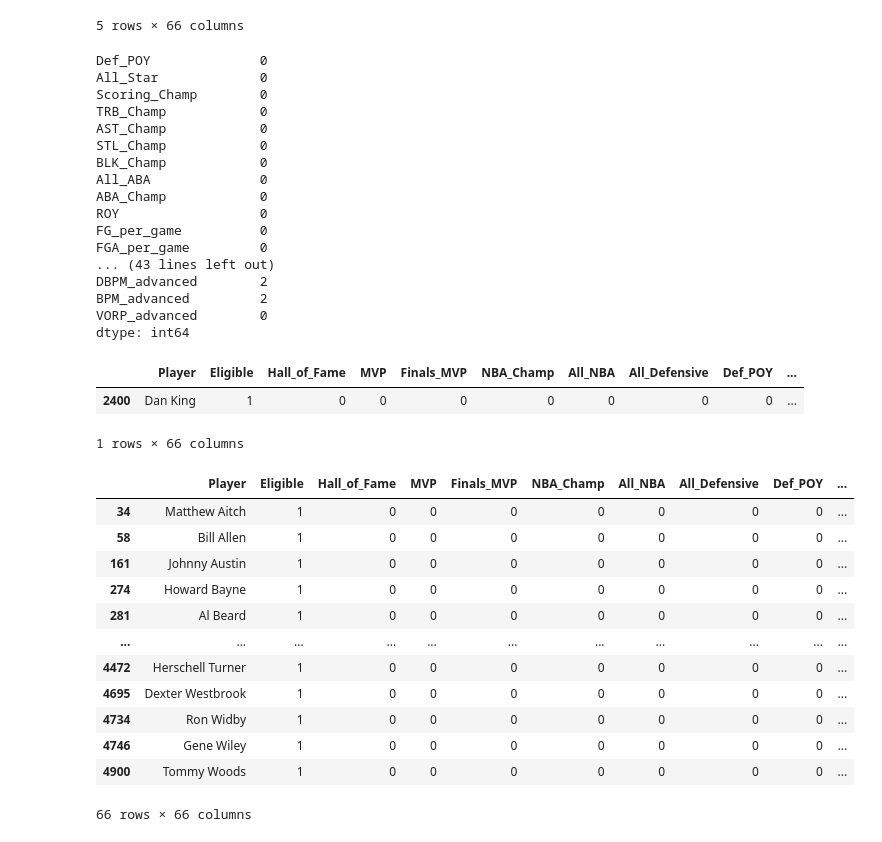
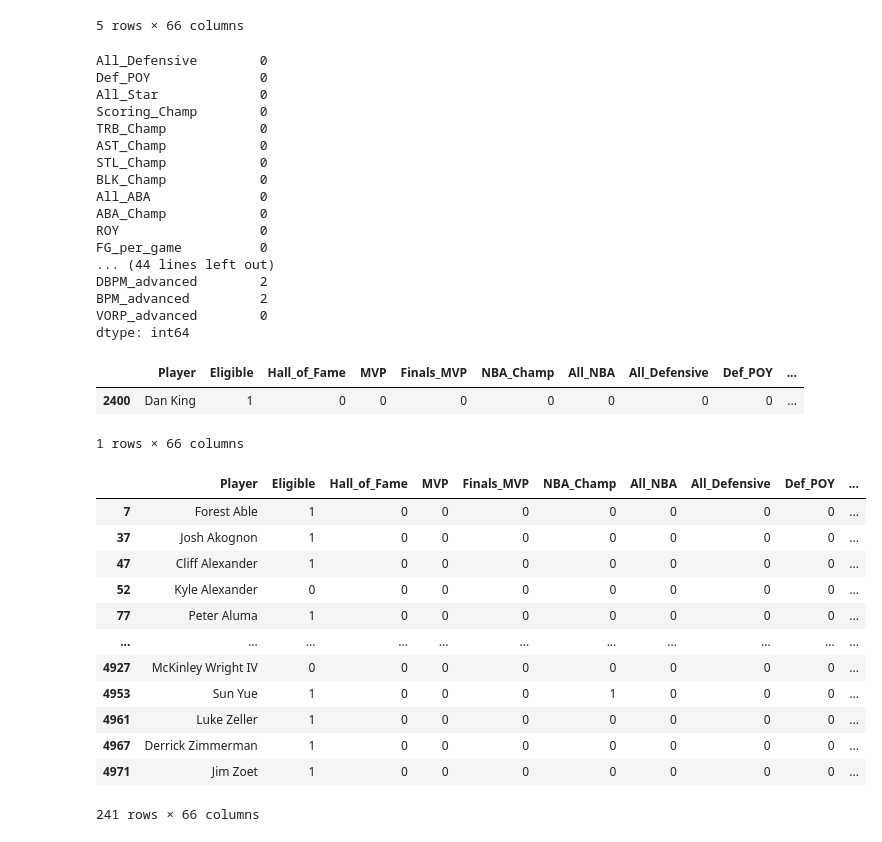
Before and after one commit to frankwillard/NBA-Hall-Of-Fame-Model, a Jupyter notebook: Hall_of_Fame_Modeling.ipynb, the cells around one changed output. Drawn from its saved outputs; the diff is of its cells as text; code cells hidden in the pictures.

```diff
--- a/Hall_of_Fame_Modeling.ipynb
+++ b/Hall_of_Fame_Modeling.ipynb
@@ -31,32 +31,33 @@ model_df.head()
 
 #>500 missing:
 #GS_totals -> GS started getting recorded in 81-82, might wanna just drop it doesn't seem super helpful and no good way to estimate imo
-#3P%_totals
+#3P%_totals ->
 
 #Some missing:
-#ORB_per_game
-#DRB_per_game
-#TRB_per_game
-#STL_per_game
-#BLK_per_game
-#FG%_totals
-#2P%_totals
-#eFG%_totals
-#FT%_totals
+#ORB_per_game -> gap around 1968 where TRB was being counted but not ORB and DRB
+#DRB_per_game -> gap around 1968 where TRB was being counted but not ORB and DRB
+#TRB_per_game -> gap around 1946 where TRB is blank
+#STL_per_game -> gap around 1972 where STLs are there but blank
+#BLK_per_game -> gap around 1972 where BLKs are there but blank
+#FG%_totals -> I don't think these players took a shot so make 0*
+#2P%_totals -> I don't think these players took a two-pointer so make 0*
+#eFG%_totals -> I don't think these players took a shot or a FT so make 0*
+#FT%_totals -> I don't think these players took a FT so make 0*
 #ORB_totals -> same as ORB per game
 #DRB_totals -> same as DRB per game
 #TRB_totals -> same as TRB per game
 #STL_totals -> seemingly a weird gap in the 70s where the STL category exists but is blank, so these didn't successfully become -999
 #BLK_totals -> seemingly a weird gap in the 70s where the BLK category exists but is blank, so these didn't successfully become -999
 #PER_advanced -> these players all seemingly played before 1950. missing a TON of stats including all rebounding, advanced, BPM/VORP, and 2pt/3pt shooting metrics
-#TS%_advanced -> these players never took a shot so can make them all 0
+#TS%_advanced -> these players never took a shot so can make them all 0*
 #WS/48_advanced -> this is a simple formula: (WS / total minutes played)*48 so we just need to scrape the MP_advanced data
 
 #<5 missing:
-#OWS_advanced, DWS_advanced, WS_advanced, OBPM_advanced, DBPM_advanced, BPM_advanced -> these can be taken care of by making them all 0
+#OWS_advanced, DWS_advanced, WS_advanced, OBPM_advanced, DBPM_advanced, BPM_advanced -> these can be taken care of by making them all 0*
 
-model_df.isna().sum()
+model_df.isna().sum()[7:]
 # %% [output]
+All_Defensive        0
 Def_POY              0
 All_Star             0
 Scoring_Champ        0
@@ -68,8 +69,7 @@ All_ABA              0
 ABA_Champ            0
 ROY                  0
 FG_per_game          0
-FGA_per_game         0
-... (43 lines left out)
+... (44 lines left out)
 DBPM_advanced        2
 BPM_advanced         2
 VORP_advanced        0
@@ -87,18 +87,18 @@ model_df[model_df['OWS_advanced'].isna()]
 | 2400 | Dan King | 1 | 0 | 0 | 0 | 0 | 0 | 0 | 0 | ... |
 1 rows × 66 columns
 # %%
-model_df[model_df['ORB_totals'].isna()][:]
+model_df[model_df['FT%_totals'].isna()][:]
 # %% [output]
 |  | Player | Eligible | Hall_of_Fame | MVP | Finals_MVP | NBA_Champ | All_NBA | All_Defensive | Def_POY | ... |
-| 34 | Matthew Aitch | 1 | 0 | 0 | 0 | 0 | 0 | 0 | 0 | ... |
-| 58 | Bill Allen | 1 | 0 | 0 | 0 | 0 | 0 | 0 | 0 | ... |
-| 161 | Johnny Austin | 1 | 0 | 0 | 0 | 0 | 0 | 0 | 0 | ... |
-| 274 | Howard Bayne | 1 | 0 | 0 | 0 | 0 | 0 | 0 | 0 | ... |
-| 281 | Al Beard | 1 | 0 | 0 | 0 | 0 | 0 | 0 | 0 | ... |
+| 7 | Forest Able | 1 | 0 | 0 | 0 | 0 | 0 | 0 | 0 | ... |
+| 37 | Josh Akognon | 1 | 0 | 0 | 0 | 0 | 0 | 0 | 0 | ... |
+| 47 | Cliff Alexander | 1 | 0 | 0 | 0 | 0 | 0 | 0 | 0 | ... |
+| 52 | Kyle Alexander | 0 | 0 | 0 | 0 | 0 | 0 | 0 | 0 | ... |
+| 77 | Peter Aluma | 1 | 0 | 0 | 0 | 0 | 0 | 0 | 0 | ... |
 | ... | ... | ... | ... | ... | ... | ... | ... | ... | ... | ... |
-| 4472 | Herschell Turner | 1 | 0 | 0 | 0 | 0 | 0 | 0 | 0 | ... |
-| 4695 | Dexter Westbrook | 1 | 0 | 0 | 0 | 0 | 0 | 0 | 0 | ... |
-| 4734 | Ron Widby | 1 | 0 | 0 | 0 | 0 | 0 | 0 | 0 | ... |
-| 4746 | Gene Wiley | 1 | 0 | 0 | 0 | 0 | 0 | 0 | 0 | ... |
-| 4900 | Tommy Woods | 1 | 0 | 0 | 0 | 0 | 0 | 0 | 0 | ... |
+| 4927 | McKinley Wright IV | 0 | 0 | 0 | 0 | 0 | 0 | 0 | 0 | ... |
+| 4953 | Sun Yue | 1 | 0 | 0 | 0 | 1 | 0 | 0 | 0 | ... |
+| 4961 | Luke Zeller | 1 | 0 | 0 | 0 | 0 | 0 | 0 | 0 | ... |
+| 4967 | Derrick Zimmerman | 1 | 0 | 0 | 0 | 0 | 0 | 0 | 0 | ... |
+| 4971 | Jim Zoet | 1 | 0 | 0 | 0 | 0 | 0 | 0 | 0 | ... |
-66 rows × 66 columns
+241 rows × 66 columns
```
